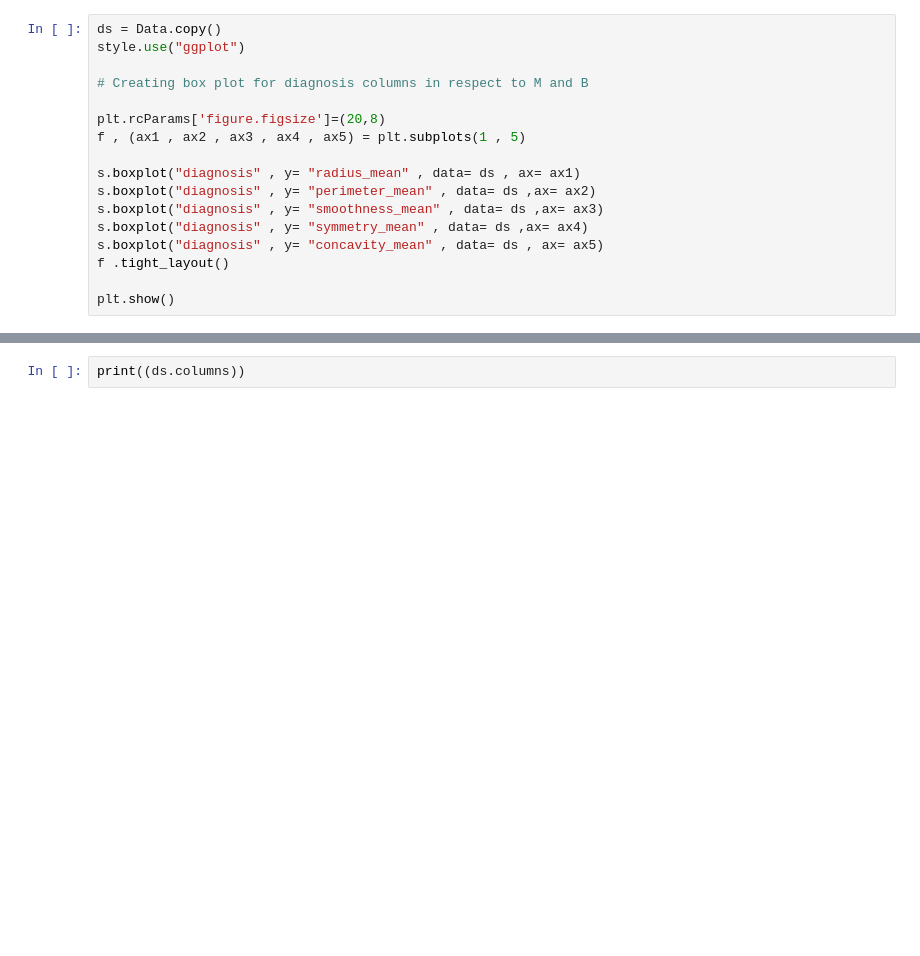
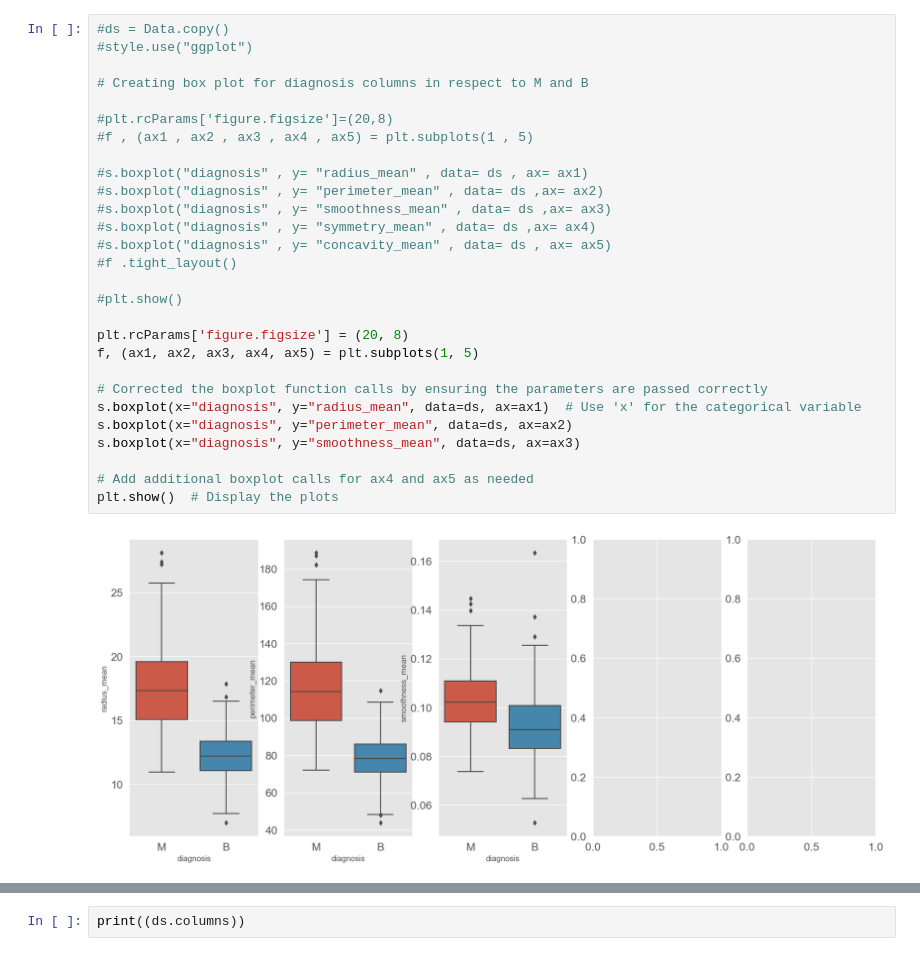
Before and after one commit to PARTHIB-MONDAL3/Machine-Learning-Projects, a Jupyter notebook: ML Project/Project Cancer Prediction Using Python.ipynb, the cells around one changed output, grey strips where cells are left out. Drawn from its saved outputs; the diff is of its cells as text; blank space fills up the shorter version.

```diff
--- a/ML Project/Project Cancer Prediction Using Python.ipynb
+++ b/ML Project/Project Cancer Prediction Using Python.ipynb
@@ -104,20 +237,33 @@ s.heatmap (ds.drop('diagnosis',axis =1).drop('id',axis =1).corr(),cmap = 'coolwa
 # %%
-ds = Data.copy()
-style.use("ggplot")
+#ds = Data.copy()
+#style.use("ggplot")
 
 # Creating box plot for diagnosis columns in respect to M and B
 
-plt.rcParams['figure.figsize']=(20,8)
-f , (ax1 , ax2 , ax3 , ax4 , ax5) = plt.subplots(1 , 5)
+#plt.rcParams['figure.figsize']=(20,8)
+#f , (ax1 , ax2 , ax3 , ax4 , ax5) = plt.subplots(1 , 5)
 
-s.boxplot("diagnosis" , y= "radius_mean" , data= ds , ax= ax1)
-s.boxplot("diagnosis" , y= "perimeter_mean" , data= ds ,ax= ax2)
-s.boxplot("diagnosis" , y= "smoothness_mean" , data= ds ,ax= ax3)
-s.boxplot("diagnosis" , y= "symmetry_mean" , data= ds ,ax= ax4)
-s.boxplot("diagnosis" , y= "concavity_mean" , data= ds , ax= ax5)
-f .tight_layout()
+#s.boxplot("diagnosis" , y= "radius_mean" , data= ds , ax= ax1)
+#s.boxplot("diagnosis" , y= "perimeter_mean" , data= ds ,ax= ax2)
+#s.boxplot("diagnosis" , y= "smoothness_mean" , data= ds ,ax= ax3)
+#s.boxplot("diagnosis" , y= "symmetry_mean" , data= ds ,ax= ax4)
+#s.boxplot("diagnosis" , y= "concavity_mean" , data= ds , ax= ax5)
+#f .tight_layout()
 
-plt.show()
+#plt.show()
+
+plt.rcParams['figure.figsize'] = (20, 8)
+f, (ax1, ax2, ax3, ax4, ax5) = plt.subplots(1, 5)
+
+# Corrected the boxplot function calls by ensuring the parameters are passed correctly
+s.boxplot(x="diagnosis", y="radius_mean", data=ds, ax=ax1)  # Use 'x' for the categorical variable
+s.boxplot(x="diagnosis", y="perimeter_mean", data=ds, ax=ax2)
+s.boxplot(x="diagnosis", y="smoothness_mean", data=ds, ax=ax3)
+
+# Add additional boxplot calls for ax4 and ax5 as needed
+plt.show()  # Display the plots
+# %% [output]
+[figure, added]
 # %%
 g = sns.FacetGrid(ds , col = "diagnosis" , hue = "diagnosis")
 g.map(sns.distplot , "radius_mean" , hist = False)
```
Also changed, not shown: parts of 23 cells of this notebook.
